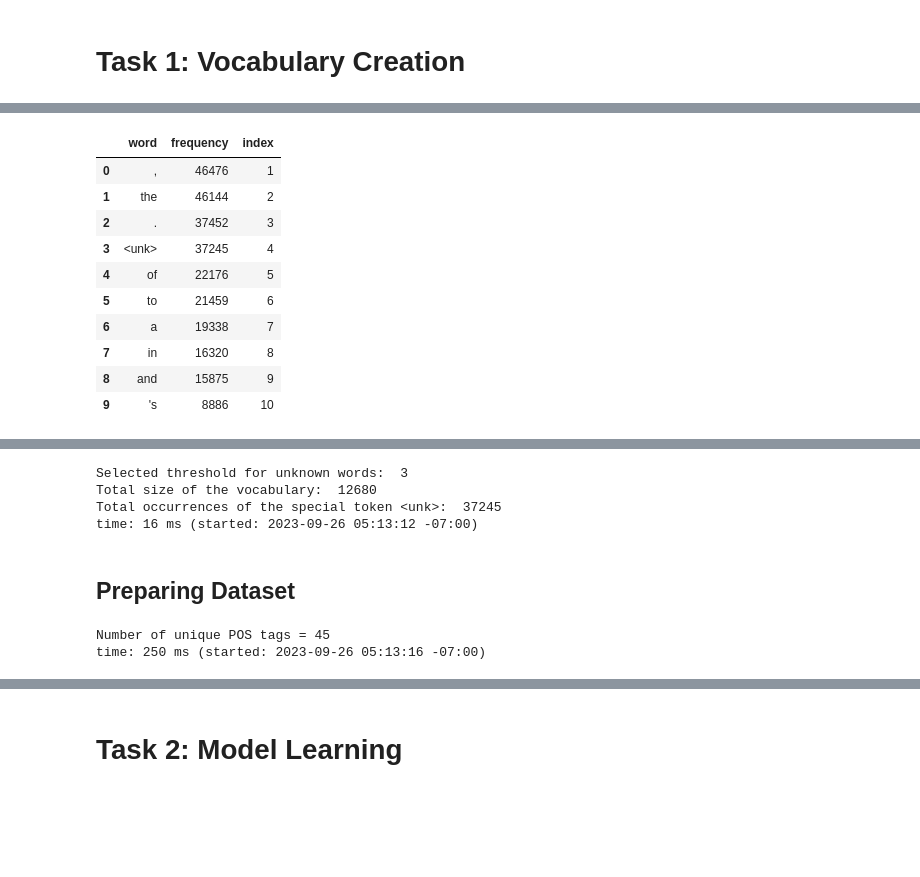
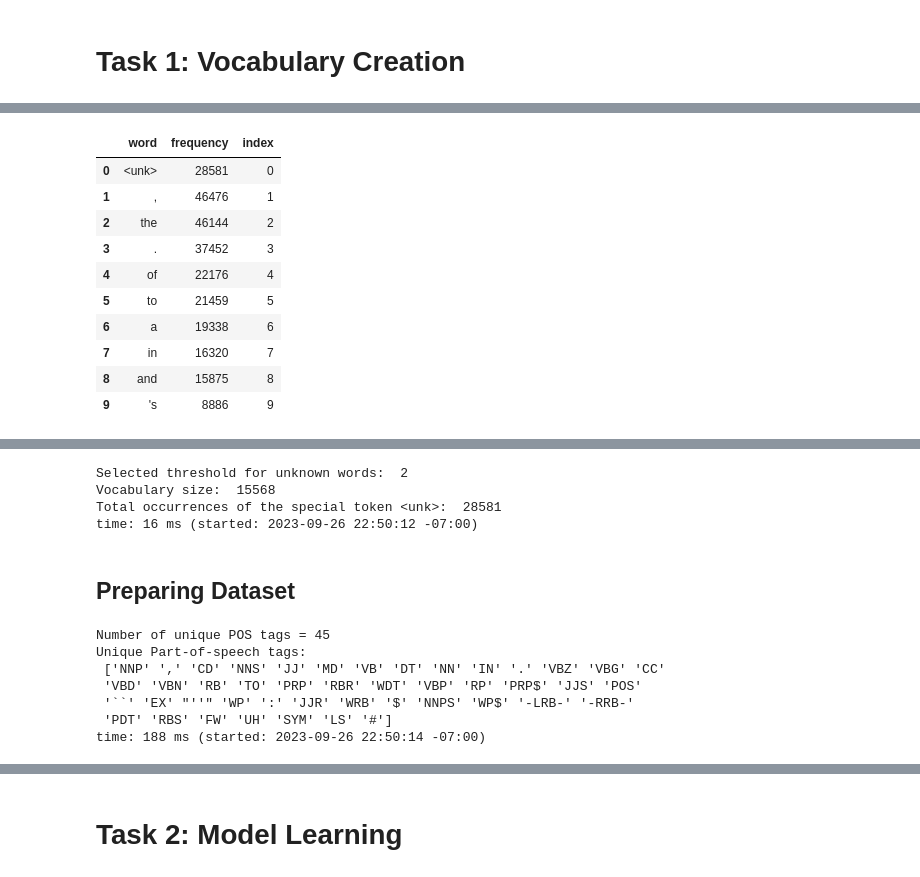
Before and after one commit to KayvanShah1/usc-csci544-applied-nlp-fall23, a Jupyter notebook: hw2/solution/CSCI544_HW2.ipynb, the cells around one changed output, grey strips where cells are left out. Cells and saved outputs as stored; diff of their text form; code cells hidden in the pictures; blank space fills up the shorter version.

```diff
--- a/hw2/solution/CSCI544_HW2.ipynb
+++ b/hw2/solution/CSCI544_HW2.ipynb
@@ -56,6 +54,8 @@ class PathConfig:
 
     VOCAB_FILE_PATH = os.path.join(OUTPUT_DIR, "vocab.txt")
     HMM_MODEL_SAVE_PATH = os.path.join(OUTPUT_DIR, "hmm.json")
+    GREEDY_ALGO_OUTPUT_PATH = os.path.join(OUTPUT_DIR, "greedy.json")
+    VITERBI_ALGO_OUTPUT_PATH = os.path.join(OUTPUT_DIR, "viterbi.json")
 
 
 class WSJDatasetConfig:
@@ -68,7 +68,7 @@ class WSJDatasetConfig:
 
 class VocabConfig:
     UNKNOWN_TOKEN = "<unk>"
-    THRESHOLD = 3
+    THRESHOLD = 2
     FILE_HEADER = ["word", "index", "frequency"]
 
     VOCAB_FILE = PathConfig.VOCAB_FILE_PATH
@@ -93,7 +93,7 @@ class WSJDataset:
 
     def process_sentences(self):
         self.data["sentence"] = self.data["sentence"].apply(
-            lambda sentence: ' '.join(sentence).lower().split()
+            lambda sentence: [word.lower() for word in sentence],
         )
 
     def prepare_dataset(self):
@@ -102,9 +102,14 @@ class WSJDataset:
         return self.data
 
     def get_sentences_with_pos_tags(self):
-        sentences_with_pos_tags = self.data.loc[:, ["sentence", "labels"]].apply(
-            lambda row: list(zip(row["sentence"], row["labels"])), axis=1
-        )
+        if "labels" in self.data.columns:
+            sentences_with_pos_tags = self.data.loc[:, ["sentence", "labels"]].apply(
+                lambda row: list(zip(row["sentence"], row["labels"])), axis=1
+            )
+        else:
+            sentences_with_pos_tags = self.data["sentence"].apply(
+                lambda sentence: list(zip(sentence, [None] * len(sentence)))
+            )
         sentences_with_pos_tags = sentences_with_pos_tags.tolist()
         return sentences_with_pos_tags
 # %% [output]
@@ -215,14 +226,20 @@ class VocabularyGenerator:
             axis=1,
         )
 
-        # # Group by 'Word' and aggregate by sum
+        # Group by 'Word' and aggregate by sum
         word_freq_df = word_freq_df.groupby("word", as_index=False)["frequency"].agg("sum")
 
         # Sort the DataFrame by frequency
         word_freq_df = word_freq_df.sort_values(by="frequency", ascending=False, ignore_index=True)
 
+        # Placing Special Tokens at the top of the DataFrame
+        unk_df = word_freq_df.loc[word_freq_df["word"] == self.unknown_token]
+        word_freq_df = word_freq_df.loc[word_freq_df["word"] != self.unknown_token]
+
+        word_freq_df = pd.concat([unk_df, word_freq_df], ignore_index=True)
+
         # Add an index column
-        word_freq_df["index"] = range(1, len(word_freq_df) + 1)
+        word_freq_df["index"] = range(len(word_freq_df))
 
         if self._save:
             self.save_vocab(word_freq_df, self.path)
@@ -243,18 +260,18 @@ time: 47 ms (started: 2023-09-26 05:13:06 -07:00)
 # %%
 vocab_generator = VocabularyGenerator(
-    threshold=3, unknown_token=VocabConfig.UNKNOWN_TOKEN, save=True
+    threshold=VocabConfig.THRESHOLD, unknown_token=VocabConfig.UNKNOWN_TOKEN, save=True
 )
 vocab_df = vocab_generator.generate_vocabulary(df_train, "sentence")
 vocab_df.head(10)
 # %% [output]
 |  | word | frequency | index |
-| 0 | , | 46476 | 1 |
-| 1 | the | 46144 | 2 |
-| 2 | . | 37452 | 3 |
-| 3 | <unk> | 37245 | 4 |
-| 4 | of | 22176 | 5 |
-| 5 | to | 21459 | 6 |
-| 6 | a | 19338 | 7 |
-| 7 | in | 16320 | 8 |
-| 8 | and | 15875 | 9 |
-| 9 | 's | 8886 | 10 |
+| 0 | <unk> | 28581 | 0 |
+| 1 | , | 46476 | 1 |
+| 2 | the | 46144 | 2 |
+| 3 | . | 37452 | 3 |
+| 4 | of | 22176 | 4 |
+| 5 | to | 21459 | 5 |
+| 6 | a | 19338 | 6 |
+| 7 | in | 16320 | 7 |
+| 8 | and | 15875 | 8 |
+| 9 | 's | 8886 | 9 |
@@ -262,24 +279,30 @@ time: 984 ms (started: 2023-09-26 05:13:09 -07:00)
 # %%
 print("Selected threshold for unknown words: ", VocabConfig.THRESHOLD)
-print("Total size of the vocabulary: ", vocab_df.shape[0])
+print("Vocabulary size: ", vocab_df.shape[0])
 print(
     "Total occurrences of the special token <unk>: ",
     int(vocab_df[vocab_df["word"] == "<unk>"].frequency),
 )
 # %% [output]
-Selected threshold for unknown words:  3
-Total size of the vocabulary:  12680
-Total occurrences of the special token <unk>:  37245
-time: 16 ms (started: 2023-09-26 05:13:12 -07:00)
+Selected threshold for unknown words:  2
+Vocabulary size:  15568
+Total occurrences of the special token <unk>:  28581
+time: 16 ms (started: 2023-09-26 22:50:12 -07:00)
 # %% [markdown]
 ## Preparing Dataset
 # %%
-df_pos = df_train.labels.explode().value_counts().reset_index(name="count")
-print("Number of unique POS tags =", df_pos.shape[0])
-df_pos = df_pos.labels.to_list()
+unique_pos_tags = df_train.labels.explode().unique()
+print("Number of unique POS tags =", unique_pos_tags.shape[0])
+print("Unique Part-of-speech tags:\n", unique_pos_tags)
+unique_pos_tags = unique_pos_tags.tolist()
 # %% [output]
 Number of unique POS tags = 45
-time: 250 ms (started: 2023-09-26 05:13:16 -07:00)
+Unique Part-of-speech tags:
+ ['NNP' ',' 'CD' 'NNS' 'JJ' 'MD' 'VB' 'DT' 'NN' 'IN' '.' 'VBZ' 'VBG' 'CC'
+ 'VBD' 'VBN' 'RB' 'TO' 'PRP' 'RBR' 'WDT' 'VBP' 'RP' 'PRP$' 'JJS' 'POS'
+ '``' 'EX' "''" 'WP' ':' 'JJR' 'WRB' '$' 'NNPS' 'WP$' '-LRB-' '-RRB-'
+ 'PDT' 'RBS' 'FW' 'UH' 'SYM' 'LS' '#']
+time: 188 ms (started: 2023-09-26 22:50:14 -07:00)
 # %%
 train_sentences_with_pos_tags = train_dataset.get_sentences_with_pos_tags()
 valid_sentences_with_pos_tags = valid_dataset.get_sentences_with_pos_tags()
```
Also changed, not shown: parts of 20 cells of this notebook, 3 other files.
